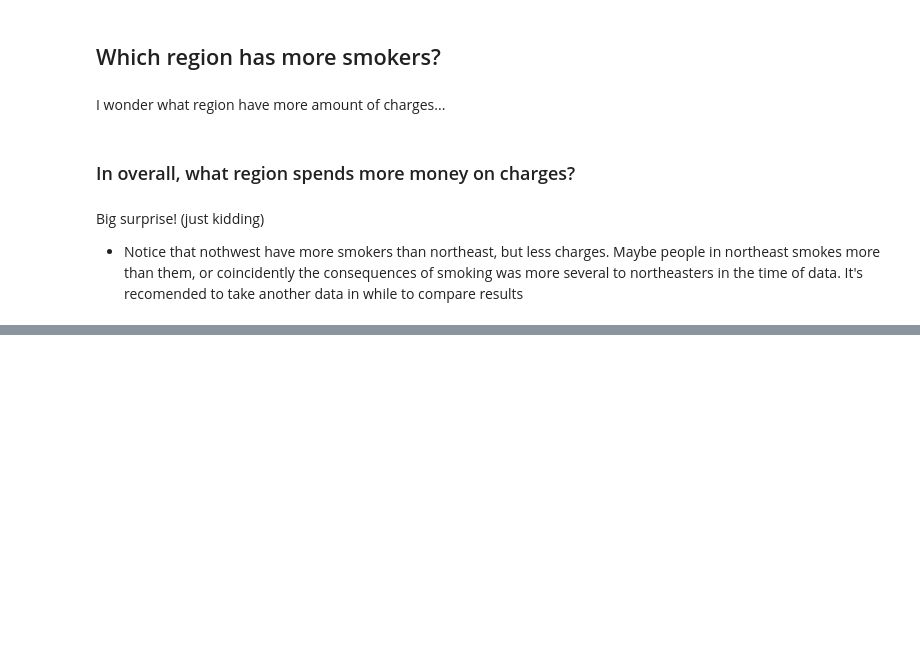
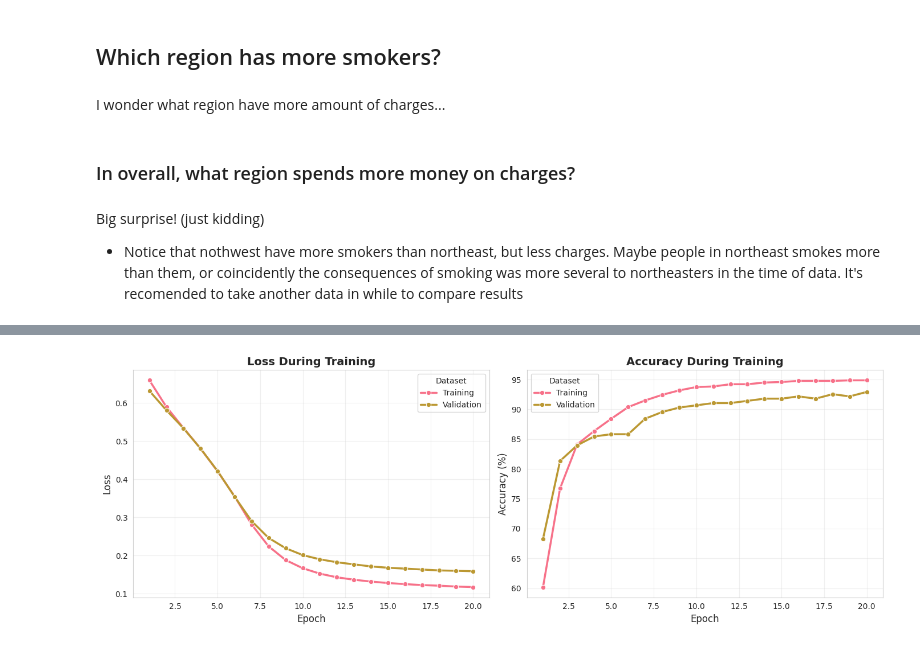
Before and after one commit to DaviFPassos/Helthy-Report, a Jupyter notebook: p1.ipynb, the cells around one changed output, grey strips where cells are left out. Cells and saved outputs as stored; diff of their text form; code cells hidden in the pictures; blank space fills up the shorter version.

```diff
--- a/p1.ipynb
+++ b/p1.ipynb
@@ -594,0 +804,73 @@ was more several to northeasters in the time of data. It's recomended to take an
+# %%
+# Set Seaborn style
+sns.set_style("whitegrid")
+sns.set_palette("husl")
+
+# Convert history to DataFrame for Seaborn usage
+history_df = pd.DataFrame(history.history)
+history_df['epoch'] = range(1, len(history_df) + 1)
+
+# Create figure with subplots
+fig, axes = plt.subplots(1, 2, figsize=(14, 5))
+
+# Plot 1: Loss
+loss_data = pd.DataFrame({
+    'Epoch': history_df['epoch'],
+    'Loss': history_df['loss'],
+    'Type': 'Training'
+})
+val_loss_data = pd.DataFrame({
+    'Epoch': history_df['epoch'],
+    'Loss': history_df['val_loss'],
+    'Type': 'Validation'
+})
+combined_loss = pd.concat([loss_data, val_loss_data], ignore_index=True)
+
+sns.lineplot(data=combined_loss, x='Epoch', y='Loss', hue='Type',
+             ax=axes[0], linewidth=2.5, marker='o', markersize=6)
+axes[0].set_title('Loss During Training', fontsize=14, fontweight='bold')
+axes[0].set_xlabel('Epoch', fontsize=12)
+axes[0].set_ylabel('Loss', fontsize=12)
+axes[0].grid(True, alpha=0.3)
+axes[0].legend(title='Dataset')
+
+# Plot 2: Accuracy
+acc_data = pd.DataFrame({
+    'Epoch': history_df['epoch'],
+    'Accuracy': history_df['accuracy'] * 100,
+    'Type': 'Training'
+})
+val_acc_data = pd.DataFrame({
+    'Epoch': history_df['epoch'],
+    'Accuracy': history_df['val_accuracy'] * 100,
+    'Type': 'Validation'
+})
+combined_acc = pd.concat([acc_data, val_acc_data], ignore_index=True)
+
+sns.lineplot(data=combined_acc, x='Epoch', y='Accuracy', hue='Type',
+             ax=axes[1], linewidth=2.5, marker='o', markersize=6)
+axes[1].set_title('Accuracy During Training', fontsize=14, fontweight='bold')
+axes[1].set_xlabel('Epoch', fontsize=12)
+axes[1].set_ylabel('Accuracy (%)', fontsize=12)
+axes[1].grid(True, alpha=0.3)
+axes[1].legend(title='Dataset')
+
+plt.tight_layout()
+plt.show()
+
+# Metrics Summary
+print("\n" + "=" * 80)
+print("TRAINING SUMMARY")
+print("=" * 80)
+print(f"\nInitial Loss:      {history.history['loss'][0]:.4f}")
+print(f"Final Loss:        {history.history['loss'][-1]:.4f}")
+print(f"Reduction:         {((history.history['loss'][0] - history.history['loss'][-1]) / history.history['loss'][0] * 100):.2f}%")
+
+print(f"\nInitial Accuracy:  {history.history['accuracy'][0]*100:.2f}%")
+print(f"Final Accuracy:    {history.history['accuracy'][-1]*100:.2f}%")
+print(f"Improvement:       {(history.history['accuracy'][-1] - history.history['accuracy'][0])*100:.2f}%")
+
+print(f"\nVal. Accuracy:     {history.history['val_accuracy'][-1]*100:.2f}%")
+print("=" * 80)
+# %% [output]
+[figure, added]
```
Also changed, not shown: parts of 14 cells of this notebook.
